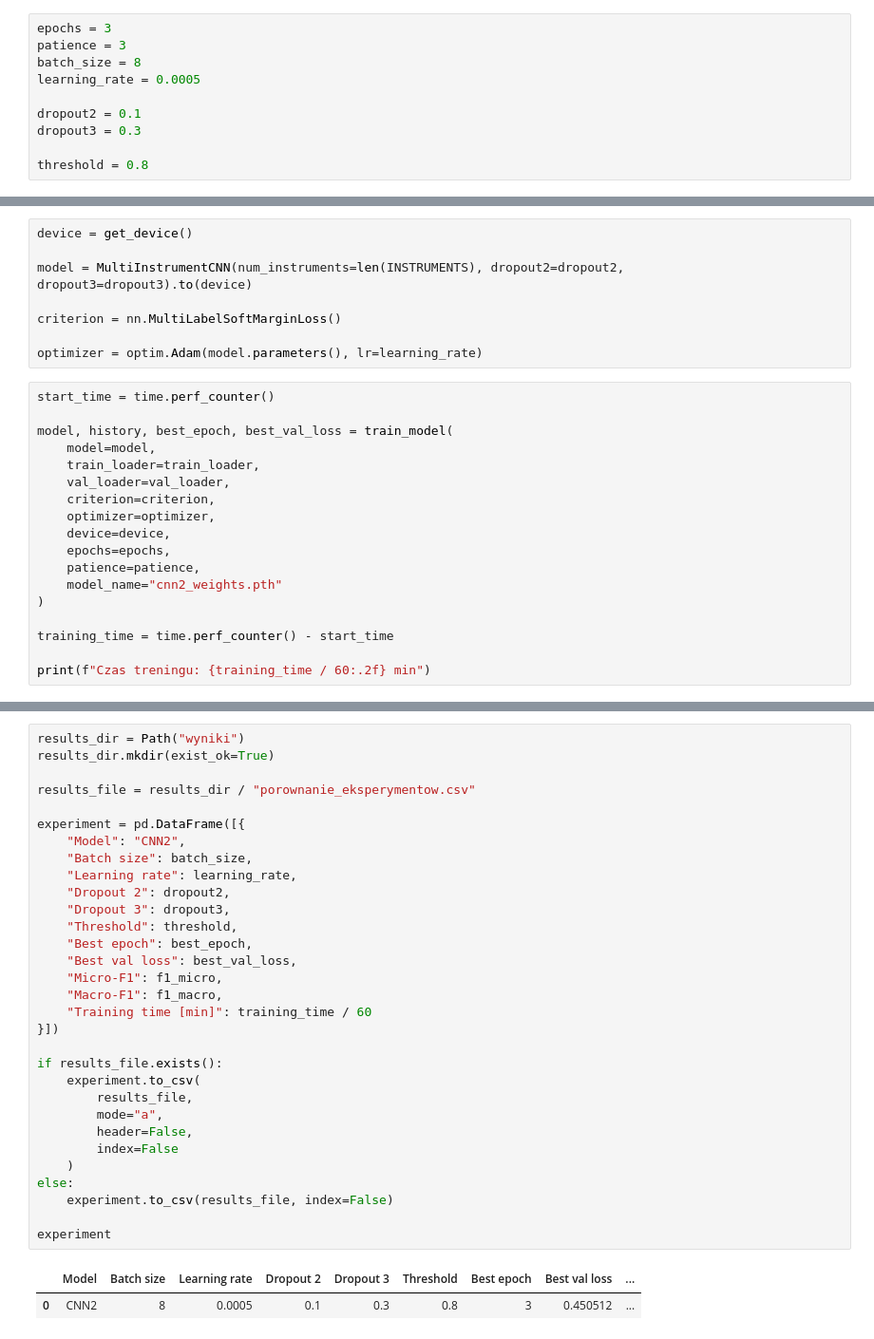
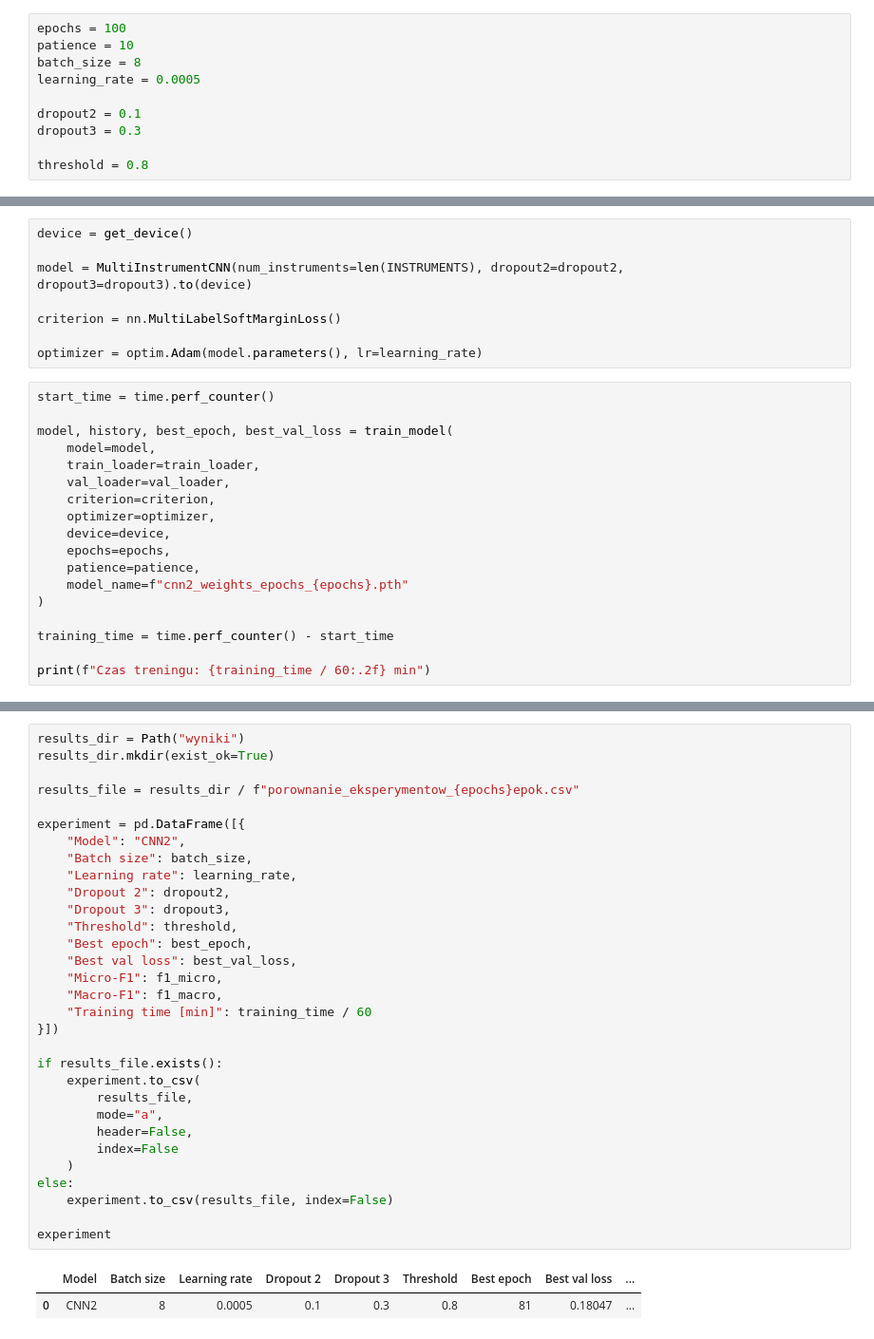
Before and after one commit to khaczkiewicz/instrument-recognition-project, a Jupyter notebook: sieci/cnn2/wyniki_cnn2.ipynb, the cells around one changed output, grey strips where cells are left out. Shown at 95% size. Cells and saved outputs as stored; diff of their text form.

Commit message:
Trening cnn2 (100 epok)
Trening sieci cnn 2 przy podobnych parametrach jak dla sieci cnn1 (100 epok)

```diff
--- a/sieci/cnn2/wyniki_cnn2.ipynb
+++ b/sieci/cnn2/wyniki_cnn2.ipynb
@@ -30,8 +31,8 @@ from przygotowanie_danych import (
     create_loaders
 )
 # %%
-epochs = 3
-patience = 3
+epochs = 100
+patience = 10
 batch_size = 8
 learning_rate = 0.0005
 
@@ -63,7 +64,7 @@ model, history, best_epoch, best_val_loss = train_model(
     device=device,
     epochs=epochs,
     patience=patience,
-    model_name="cnn2_weights.pth"
+    model_name=f"cnn2_weights_epochs_{epochs}.pth"
 )
 
 training_time = time.perf_counter() - start_time
@@ -185,36 +197,36 @@ Macro-F1: 0.4166
 results_dir = Path("wyniki")
 results_dir.mkdir(exist_ok=True)
 
-results_file = results_dir / "porownanie_eksperymentow.csv"
+results_file = results_dir / f"porownanie_eksperymentow_{epochs}epok.csv"
 
 experiment = pd.DataFrame([{
     "Model": "CNN2",
     "Batch size": batch_size,
     "Learning rate": learning_rate,
     "Dropout 2": dropout2,
     "Dropout 3": dropout3,
     "Threshold": threshold,
     "Best epoch": best_epoch,
     "Best val loss": best_val_loss,
     "Micro-F1": f1_micro,
     "Macro-F1": f1_macro,
     "Training time [min]": training_time / 60
 }])
 
 if results_file.exists():
     experiment.to_csv(
         results_file,
         mode="a",
         header=False,
         index=False
     )
 else:
     experiment.to_csv(results_file, index=False)
 
 experiment
 # %% [output]
 |  | Model | Batch size | Learning rate | Dropout 2 | Dropout 3 | Threshold | Best epoch | Best val loss | ... |
-| 0 | CNN2 | 8 | 0.0005 | 0.1 | 0.3 | 0.8 | 3 | 0.450512 | ... |
+| 0 | CNN2 | 8 | 0.0005 | 0.1 | 0.3 | 0.8 | 81 | 0.18047 | ... |
 # %%
 plt.figure(figsize=(10, 5))
 
```
Also changed, not shown: parts of 7 cells of this notebook, 6 other files.
